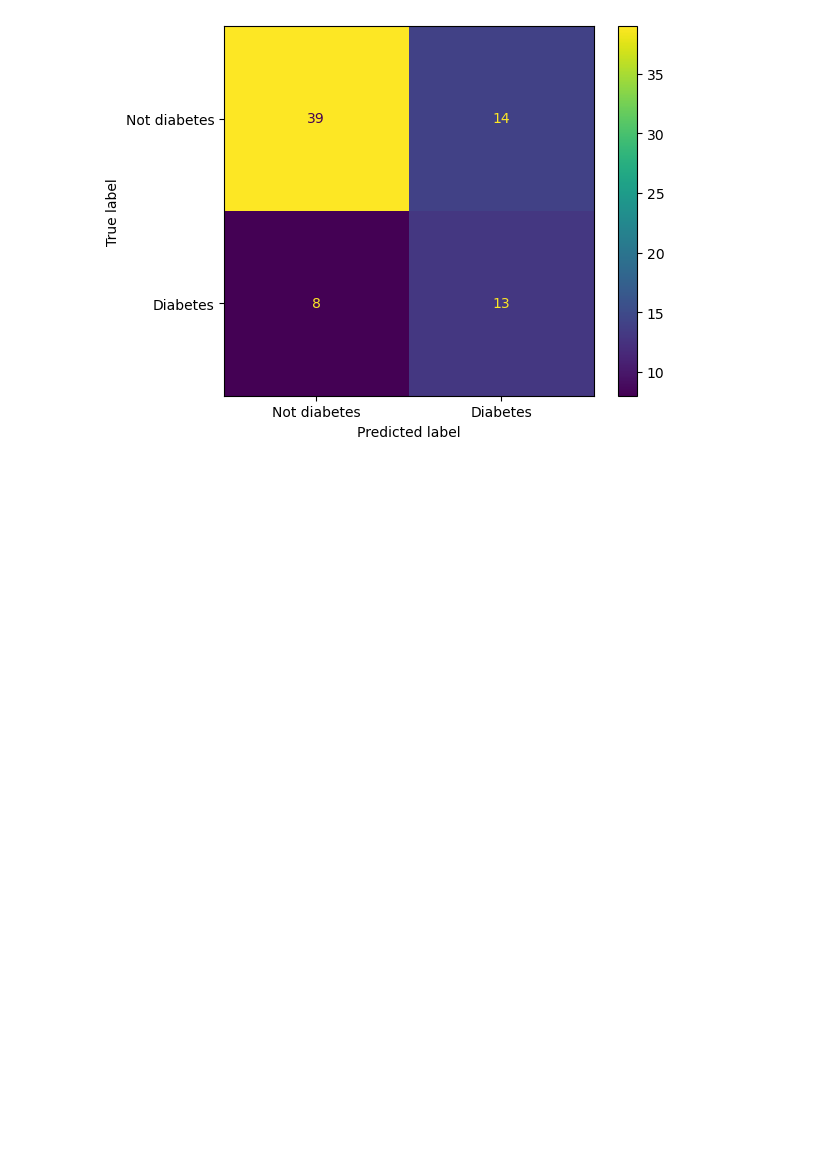
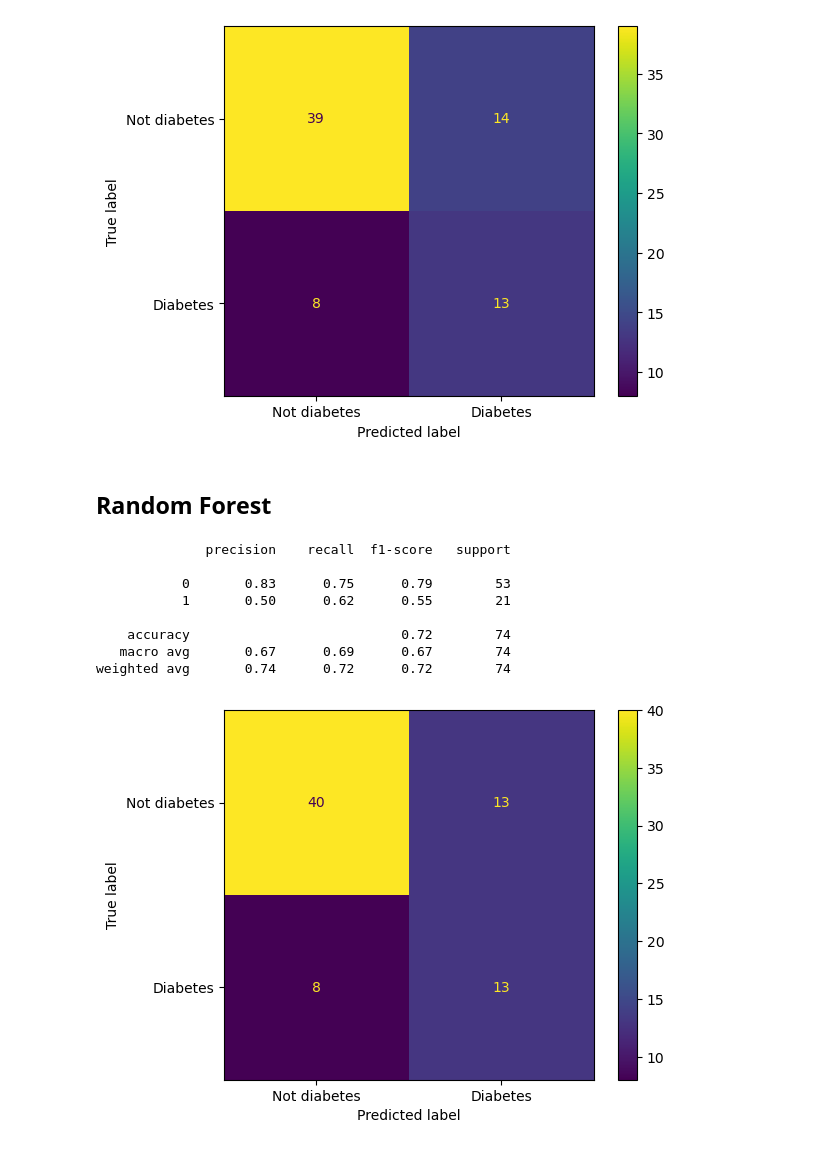
Before and after one commit to brittawi/M7016H-Project, a Jupyter notebook: final_test.ipynb, the cells around one changed output. Saved outputs shown, nothing was run; the diff lists cells and outputs as text; code cells hidden in the pictures; blank space fills up the shorter version.

Commit message:
added Random Forest to test

```diff
--- a/final_test.ipynb
+++ b/final_test.ipynb
@@ -33,3 +36,31 @@ knn_avg, knn_cm = validate(pipe, X_test, y_test)
    macro avg       0.66      0.68      0.66        74
 weighted avg       0.73      0.70      0.71        74
 [figure]
+# %% [markdown]
+## Random Forest
+# %%
+random_forest = RandomForestClassifier(
+                                       bootstrap=False,
+                                       max_depth=80,
+                                       max_features='log2',
+                                       min_samples_leaf=2,
+                                       min_samples_split=10,
+                                       n_estimators=1788)
+
+pipe = Pipeline(steps=[
+                ("scaler", SCALER),
+                ("classifier", random_forest)
+            ])
+pipe.fit(X_train, y_train)
+
+random_forest_avg, random_forest_cm = validate(pipe, X_test, y_test)
+# %% [output]
+              precision    recall  f1-score   support
+
+           0       0.83      0.75      0.79        53
+           1       0.50      0.62      0.55        21
+
+    accuracy                           0.72        74
+   macro avg       0.67      0.69      0.67        74
+weighted avg       0.74      0.72      0.72        74
+[figure, added]
```
Also changed, not shown: parts of 2 cells of this notebook.
